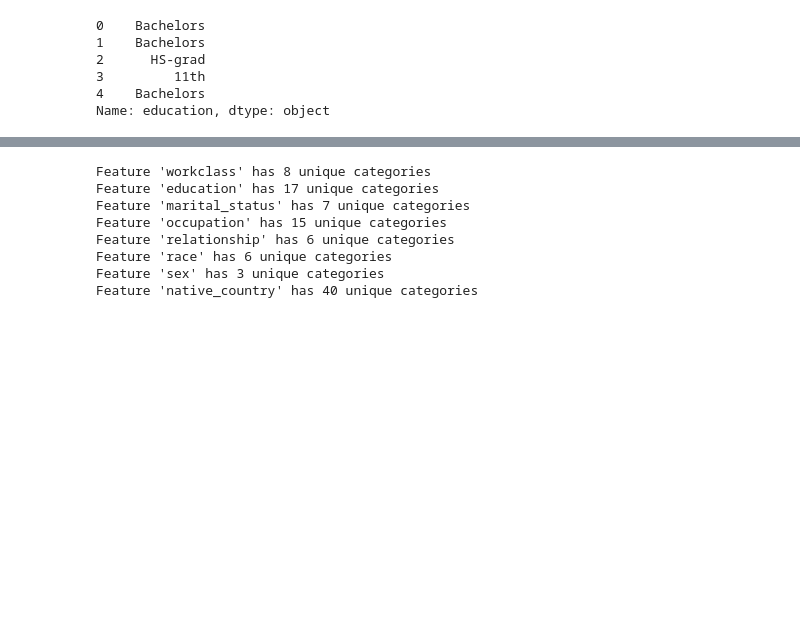
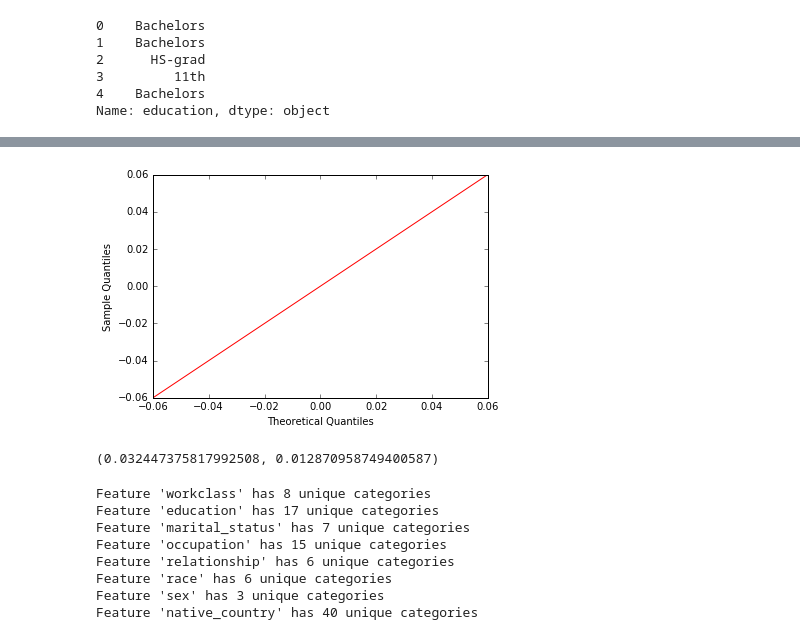
Before and after one commit to brightgems/predictive_marketing, a Jupyter notebook: preprocess_feature_extraction.ipynb, the cells around one changed output, grey strips where cells are left out. Saved outputs shown, nothing was run; the diff lists cells and outputs as text; code cells hidden in the pictures; blank space fills up the shorter version.

Commit message:
keras regression sample

```diff
--- a/preprocess_feature_extraction.ipynb
+++ b/preprocess_feature_extraction.ipynb
@@ -209,0 +210,26 @@ print(pd.get_dummies(X['education']).head(5))
+# %%
+from patsy import dmatrices
+ty,admat = dmatrices('np.log(fnlwgt)~ (age+capital_gain ):(race : sex)',df)
+
+tX=pd.DataFrame(admat.view(),columns= admat.design_info.column_names)
+from sklearn.cross_validation import train_test_split
+kf = KFold(tX.shape[0],2)
+trainX, vX, trainy, vy  = train_test_split(tX,ty, test_size=0.2, random_state=0)
+
+from sklearn.linear_model import LinearRegression
+
+md = LinearRegression(normalize=False)
+mdf = md.fit(trainX,trainy)
+py = mdf.predict(trainX)
+from sklearn.metrics import log_loss,mean_absolute_error,mean_squared_error
+import scipy.stats as stats
+% matplotlib inline
+#print(mean_squared_error(trainX,trainy),mean_absolute_error(trainX,trainy))
+import matplotlib.pylab as plt
+import statsmodels.api as sm
+sm.qqplot(mdf.residues_,fit=True, line='45')
+plt.show()
+print(mdf.score(trainX,trainy),mdf.score(vX,vy))
+# %% [output]
+[figure, added]
+(0.032447375817992508, 0.012870958749400587)
```
Also changed, not shown: parts of 4 cells of this notebook, 3 other files.
